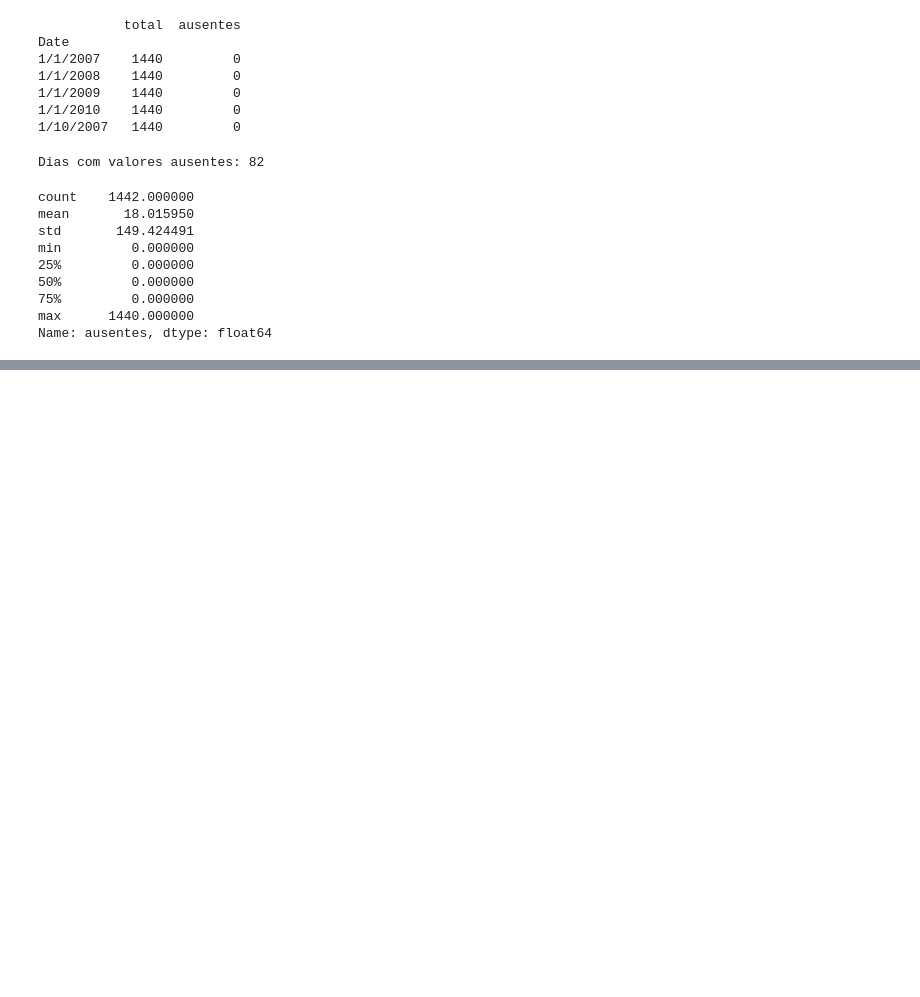
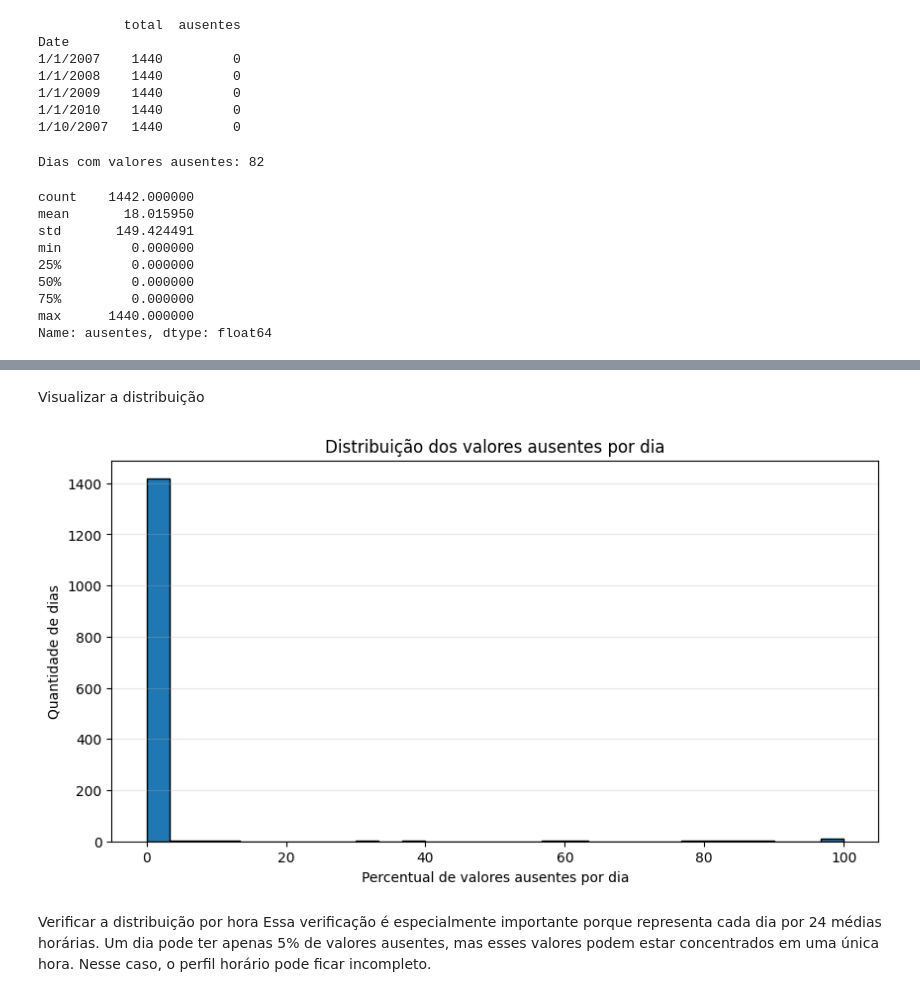
Before and after one commit to edmaryokome/projetoMD, a Jupyter notebook: projeto.ipynb, the cells around one changed output, grey strips where cells are left out. Drawn from its saved outputs; the diff is of its cells as text; code cells hidden in the pictures; blank space fills up the shorter version.

```diff
--- a/projeto.ipynb
+++ b/projeto.ipynb
@@ -352,0 +355,15 @@ Name: ausentes, dtype: float64
+# %%
+# Agrupar os registros por data
+diagnostico_dias = df.groupby("Date")["Global_active_power"].agg(
+    total_registros="size",
+    valores_validos="count",
+    valores_ausentes=lambda x: x.isna().sum()
+)
+
+# Calcular o percentual de valores ausentes
+diagnostico_dias["percentual_ausentes"] = (
+    diagnostico_dias["valores_ausentes"] /
+    diagnostico_dias["total_registros"]
+) * 100
+
+print(diagnostico_dias.head(10))
@@ -352,0 +445,25 @@ Name: ausentes, dtype: float64
+# %% [markdown]
+Visualizar a distribuição
+# %%
+import matplotlib.pyplot as plt
+
+plt.figure(figsize=(10, 5))
+
+plt.hist(
+    diagnostico_dias["percentual_ausentes"],
+    bins=30,
+    edgecolor="black"
+)
+
+plt.xlabel("Percentual de valores ausentes por dia")
+plt.ylabel("Quantidade de dias")
+plt.title("Distribuição dos valores ausentes por dia")
+
+plt.grid(axis="y", alpha=0.3)
+plt.show()
+# %% [output]
+[figure, added]
+# %% [markdown]
+Verificar a distribuição por hora
+Essa verificação é especialmente importante porque representa cada dia por 24 médias horárias.
+Um dia pode ter apenas 5% de valores ausentes, mas esses valores podem estar concentrados em uma única hora. Nesse caso, o perfil horário pode ficar incompleto.
```
Also changed, not shown: parts of 8 cells of this notebook.
